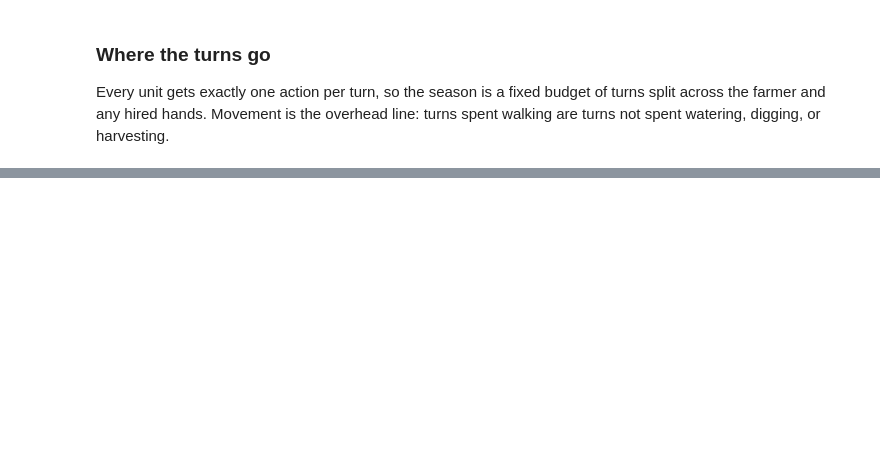
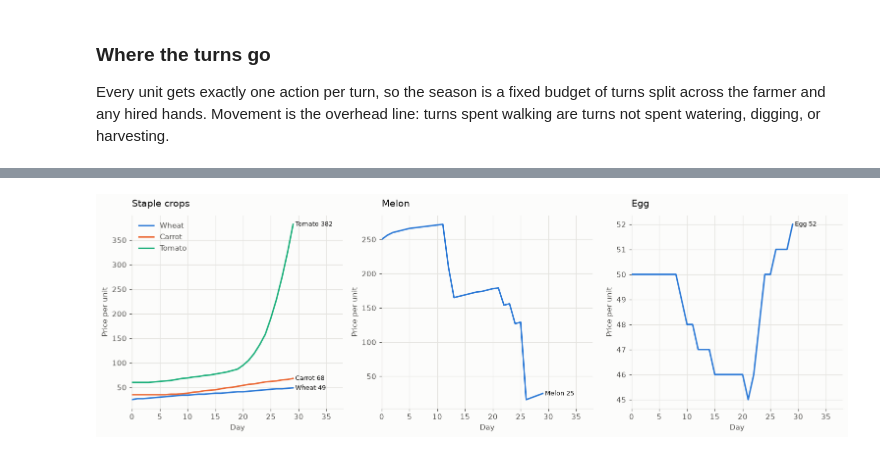
Before and after one commit to Kinjuriu/washamba_bots, a Jupyter notebook: notebooks/washamba_bots_experiments_v0.ipynb, the cells around one changed output, grey strips where cells are left out. Drawn from its saved outputs; the diff is of its cells as text; code cells hidden in the pictures; blank space fills up the shorter version.

```diff
--- a/notebooks/washamba_bots_experiments_v0.ipynb
+++ b/notebooks/washamba_bots_experiments_v0.ipynb
@@ -372,6 +583,7 @@ def profile_episode(agent_path, opponent, seed):
     turns_per_day = config.get("turnsPerDay", 24)
     unit_actions = Counter()
     market_orders = Counter()
+    sold_units = Counter()
     history = []
 
     for index, step in enumerate(env.steps):
@@ -385,6 +597,15 @@ def profile_episode(agent_path, opponent, seed):
         for order in action.get("market") or []:
             if order:
                 market_orders[order[0]] += 1
+                # SELL orders are ["SELL", product, quantity] and, unlike the
+                # count of order *objects*, are not subject to the 10-orders-
+                # per-turn cap - the engine fills a SELL's whole requested
+                # quantity in one lockstep loop as long as our shed holds it,
+                # which our own agent guarantees by construction. Summing
+                # order[2] here is therefore units actually sold, not just
+                # requested.
+                if order[0] == "SELL" and len(order) >= 3:
+                    sold_units[order[1]] += order[2]
 
         # Sample once per in-game day to keep the series readable.
         if index % turns_per_day == 0:
@@ -405,6 +626,7 @@ def profile_episode(agent_path, opponent, seed):
         "balance": final.reward,
         "unit_actions": unit_actions,
         "market_orders": market_orders,
+        "sold_units": sold_units,
         "final_farm": final.observation["farms"][0],
         "history": pd.DataFrame(history).set_index("day"),
     }
@@ -507,19 +758,27 @@ much at once and should spread those orders out.
 # %%
-TRACKED_PRODUCTS = ["WHEAT", "CARROT", "TOMATO"]
-price_columns = [f"price_{product}" for product in TRACKED_PRODUCTS]
-available = [column for column in price_columns if column in timeline.columns]
+PANELS = [
+    ("Staple crops", ["WHEAT", "CARROT", "TOMATO"]),
+    ("Melon", ["MELON"]),
+    ("Egg", ["EGG"]),
+]
 
-fig, ax = plt.subplots(figsize=(8.5, 4.6))
+fig, axes = plt.subplots(1, 3, figsize=(14, 4.6))
 
-for index, column in enumerate(available):
-    product = column.removeprefix("price_")
-    ax.plot(timeline.index, timeline[column], color=SERIES[index],
-            linewidth=2, label=product.title(), zorder=3)
-    ax.text(timeline.index[-1] + 0.4, timeline[column].iloc[-1],
-            f"{product.title()} {timeline[column].iloc[-1]:,.0f}",
-            va="center", fontsize=9, color=INK)
+for ax, (title, products) in zip(axes, PANELS):
+    columns = [
+        f"price_{product}" for product in products
+        if f"price_{product}" in timeline.columns
+    ]
+    for index, column in enumerate(columns):
+        product = column.removeprefix("price_")
+        ax.plot(timeline.index, timeline[column], color=SERIES[index],
+                linewidth=2, label=product.title(), zorder=3)
+        ax.text(timeline.index[-1] + 0.4, timeline[column].iloc[-1],
+                f"{product.title()} {timeline[column].iloc[-1]:,.0f}",
+                va="center", fontsize=8.5, color=INK)
+    ax.set_xlim(0, timeline.index[-1] + 9)
+    finish(ax, title, xlabel="Day", ylabel="Price per unit", legend=len(columns) > 1)
 
-ax.set_xlim(0, timeline.index[-1] + 7)
-finish(ax, "Market sale price across the season",
-       xlabel="Day", ylabel="Price per unit", legend=True)
 plt.show()
+# %% [output]
+[figure, added]
```
Also changed, not shown: parts of 24 cells of this notebook.
